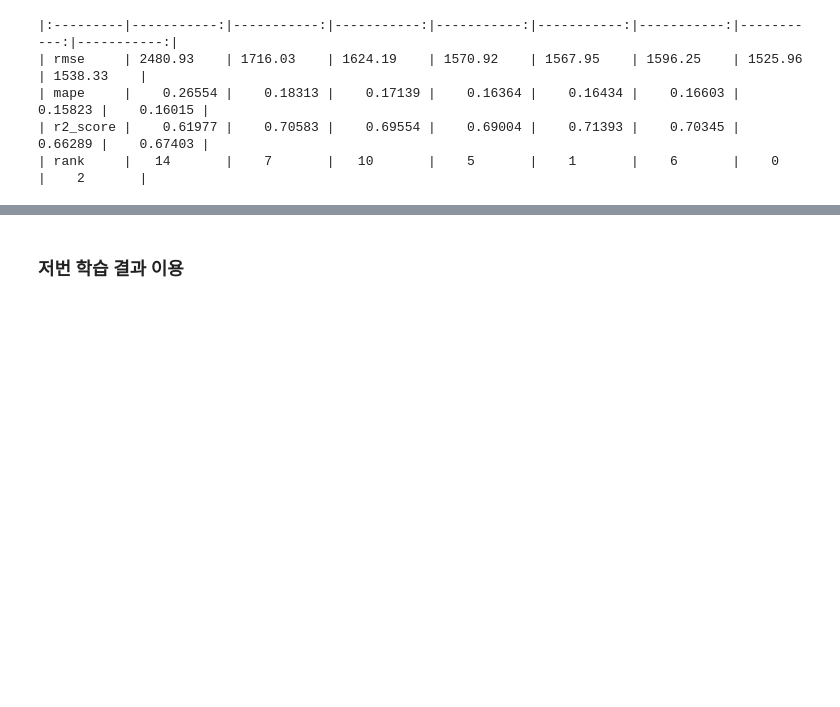
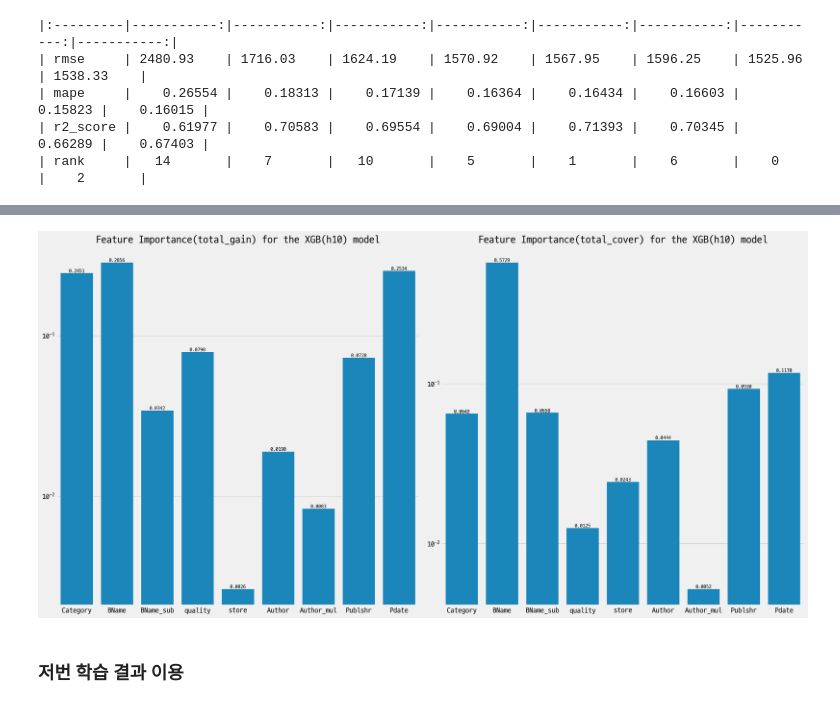
Before and after one commit to kdt-3-second-Project/aladin_usedbook, a Jupyter notebook: research/240721_hyperparameters_XGB.ipynb, the cells around one changed output, grey strips where cells are left out. Drawn from its saved outputs; the diff is of its cells as text; code cells hidden in the pictures; blank space fills up the shorter version.

```diff
--- a/research/240721_hyperparameters_XGB.ipynb
+++ b/research/240721_hyperparameters_XGB.ipynb
@@ -1399,3 +1472,7 @@ print(df_c2h.to_markdown())
+# %%
+plot_xgb_fi('crop2','h10');
+# %% [output]
+[figure, added]
 # %% [markdown]
 ### 저번 학습 결과 이용
 # %%
```
Also changed, not shown: parts of 11 cells of this notebook, 4 other files.
